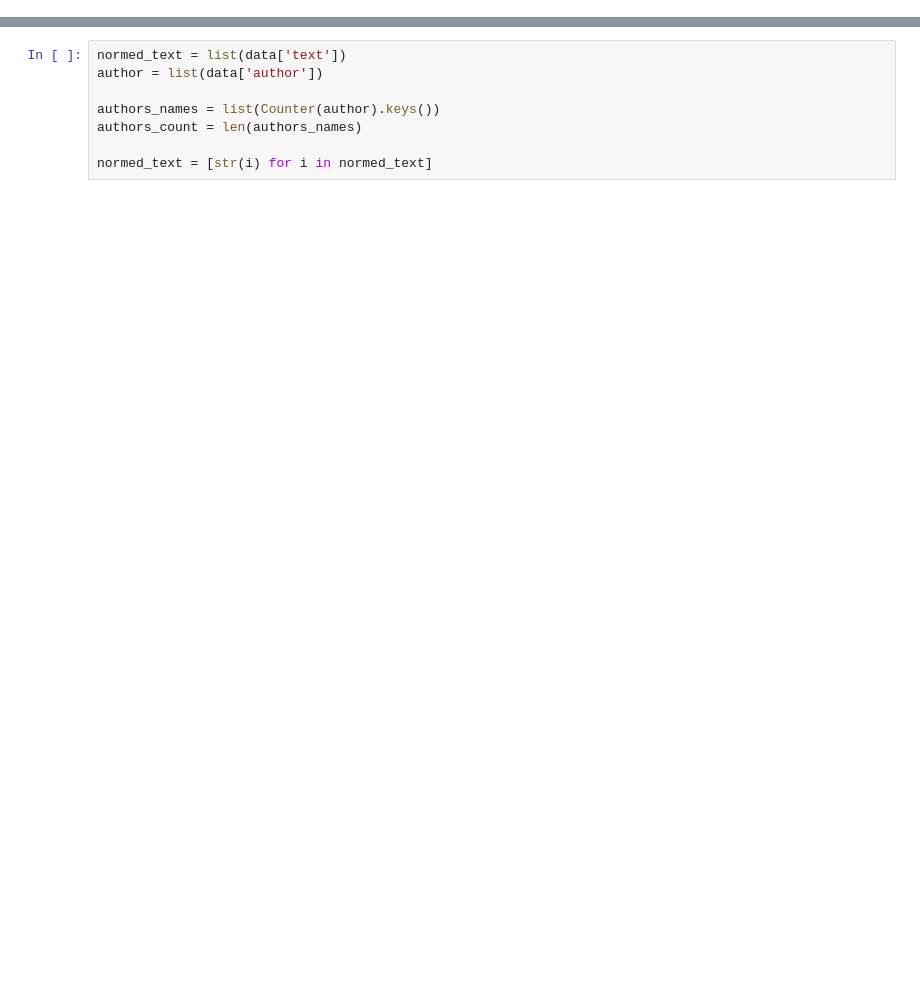
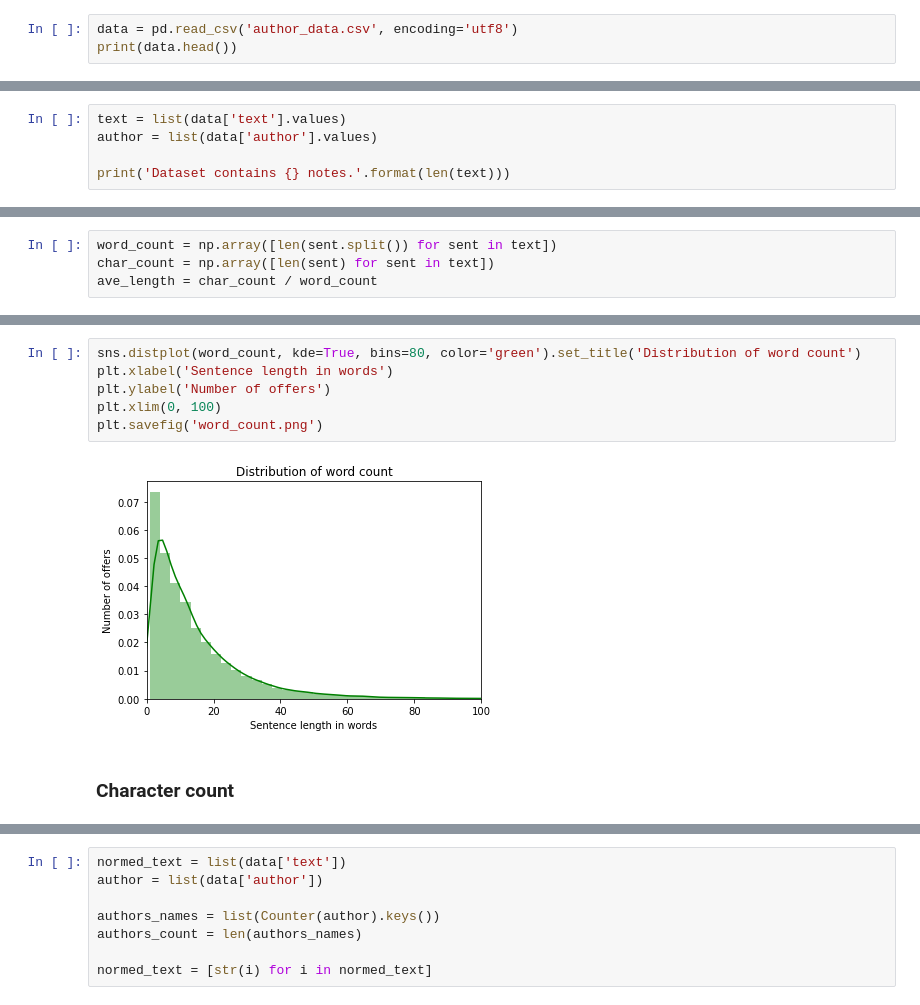
Before and after one commit to d0rj/AuthorshipAttribution, a Jupyter notebook: analysys.ipynb, the cells around one changed output, grey strips where cells are left out. Cells and saved outputs as stored; diff of their text form; blank space fills up the shorter version.

```diff
--- a/analysys.ipynb
+++ b/analysys.ipynb
@@ -6,0 +174,3 @@
+# %%
+data = pd.read_csv('author_data.csv', encoding='utf8')
+print(data.head())
@@ -6,0 +184,5 @@
+# %%
+text = list(data['text'].values)
+author = list(data['author'].values)
+
+print('Dataset contains {} notes.'.format(len(text)))
@@ -6,0 +221,4 @@
+# %%
+word_count = np.array([len(sent.split()) for sent in text])
+char_count = np.array([len(sent) for sent in text])
+ave_length = char_count / word_count
@@ -6,0 +252,10 @@
+# %%
+sns.distplot(word_count, kde=True, bins=80, color='green').set_title('Distribution of word count')
+plt.xlabel('Sentence length in words')
+plt.ylabel('Number of offers')
+plt.xlim(0, 100)
+plt.savefig('word_count.png')
+# %% [output]
+[figure, added]
+# %% [markdown]
+### Character count
```
Also changed, not shown: parts of 174 cells of this notebook.
